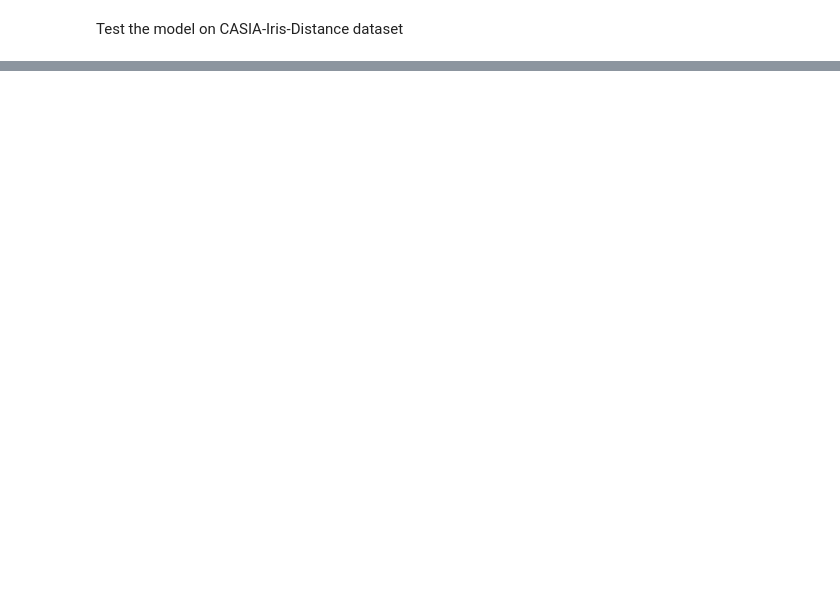
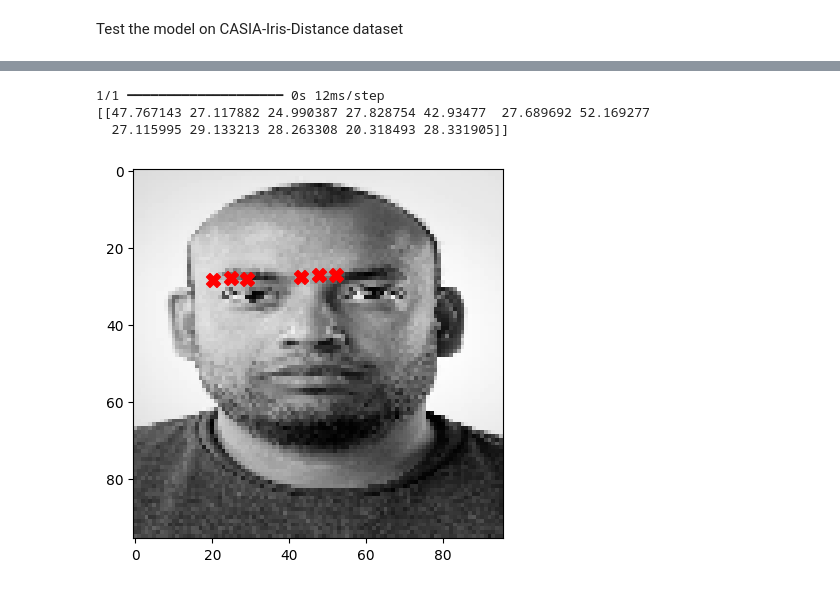
Before and after one commit to davide-tonetto-884585/eye_CNNs, a Jupyter notebook: face_eyes_detector.ipynb, the cells around one changed output, grey strips where cells are left out. Drawn from its saved outputs; the diff is of its cells as text; code cells hidden in the pictures; blank space fills up the shorter version.

```diff
--- a/face_eyes_detector.ipynb
+++ b/face_eyes_detector.ipynb
@@ -465,0 +428,17 @@ plt.show()
+# %%
+test_image = cv2.imread('./dataset/test_face_2.jpg', cv2.IMREAD_GRAYSCALE)
+test_image = cv2.resize(test_image, (96, 96))
+test_image = np.expand_dims(test_image, axis=2)
+
+test_landmarks = model.predict(test_image.reshape(1, 96, 96, 1) / 255.0)
+
+print(test_landmarks)
+
+plt.imshow(test_image[:,:,0], cmap='gray')
+plt.scatter(test_landmarks[0,0::2],test_landmarks[0,1::2],marker='X',c='r',s=100)
+plt.show()
+# %% [output]
+1/1 ━━━━━━━━━━━━━━━━━━━━ 0s 12ms/step
+[[47.767143 27.117882 24.990387 27.828754 42.93477  27.689692 52.169277
+  27.115995 29.133213 28.263308 20.318493 28.331905]]
+[figure, added]
```
Also changed, not shown: parts of 14 cells of this notebook, 2 other files.
